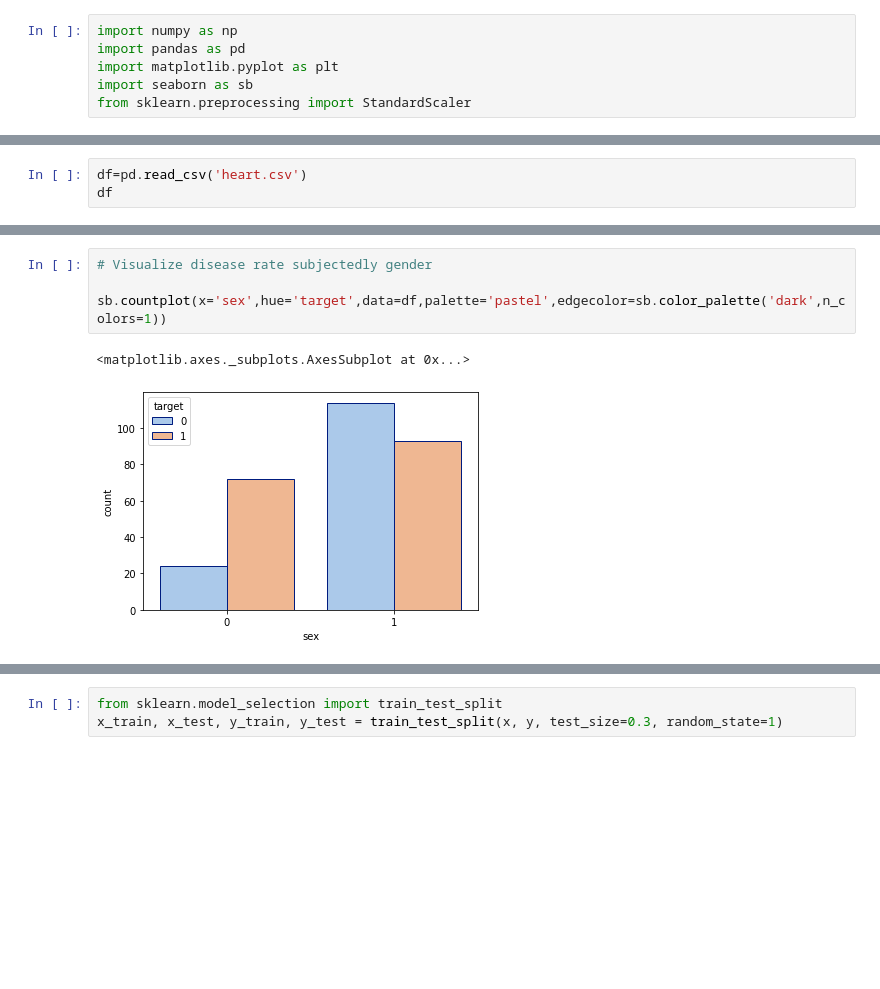
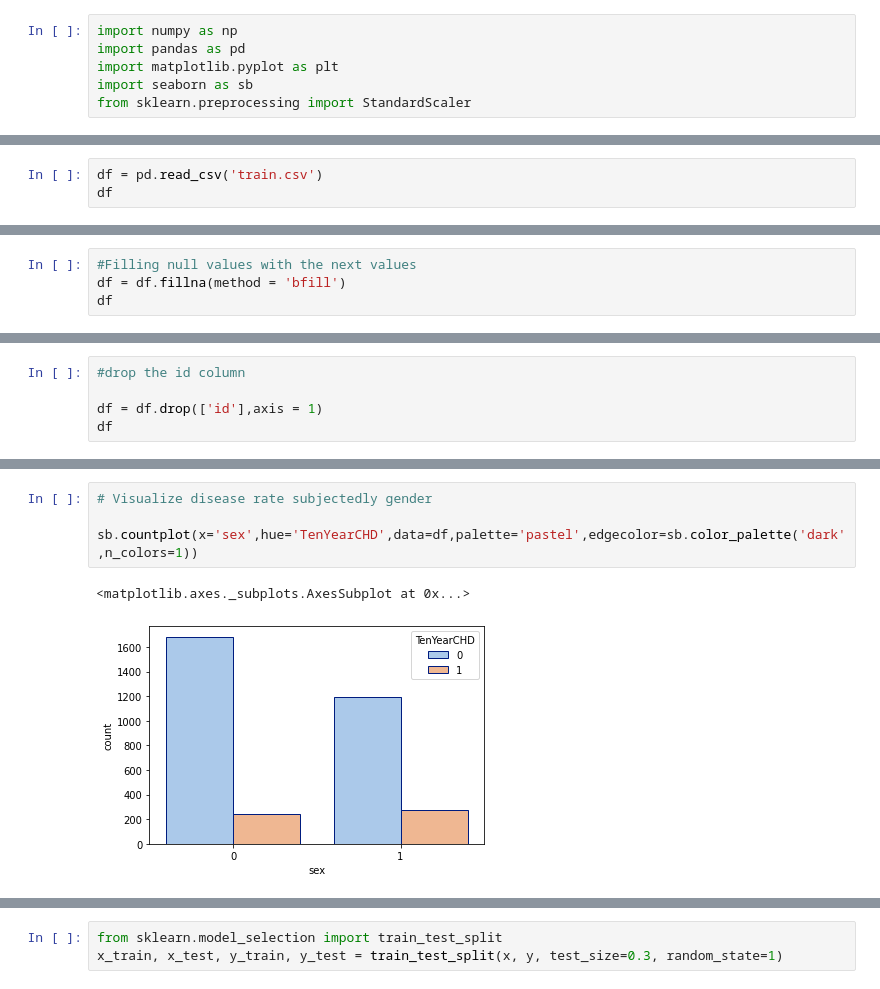
Before and after one commit to Rishad-A-Pulok/Heart_Disease_Prediction, a Jupyter notebook: Heart_Disease.ipynb, the cells around one changed output, grey strips where cells are left out. Drawn from its saved outputs; the diff is of its cells as text; blank space fills up the shorter version.

```diff
--- a/Heart_Disease.ipynb
+++ b/Heart_Disease.ipynb
@@ -20,4 +14,4 @@ Saving heart.csv to heart.csv
 # %%
-df=pd.read_csv('heart.csv')
+df = pd.read_csv('train.csv')
 df
 # %% [output]
@@ -58,0 +108,4 @@ memory usage: 33.3 KB
+# %%
+#Filling null values with the next values
+df = df.fillna(method = 'bfill')
+df
@@ -100,0 +170,5 @@ df.corr()
+# %%
+#drop the id column
+
+df = df.drop(['id'],axis = 1)
+df
@@ -119,10 +227,10 @@ Positive (0):  138
 # %%
 # Visualize disease rate subjectedly gender
 
-sb.countplot(x='sex',hue='target',data=df,palette='pastel',edgecolor=sb.color_palette('dark',n_colors=1))
+sb.countplot(x='sex',hue='TenYearCHD',data=df,palette='pastel',edgecolor=sb.color_palette('dark',n_colors=1))
 # %% [output]
 <matplotlib.axes._subplots.AxesSubplot at 0x...>
-[figure, old version]
+[figure, new version]
 # %%
 # Histogram of columns
 
```
Also changed, not shown: parts of 65 cells of this notebook, 2 other files.
